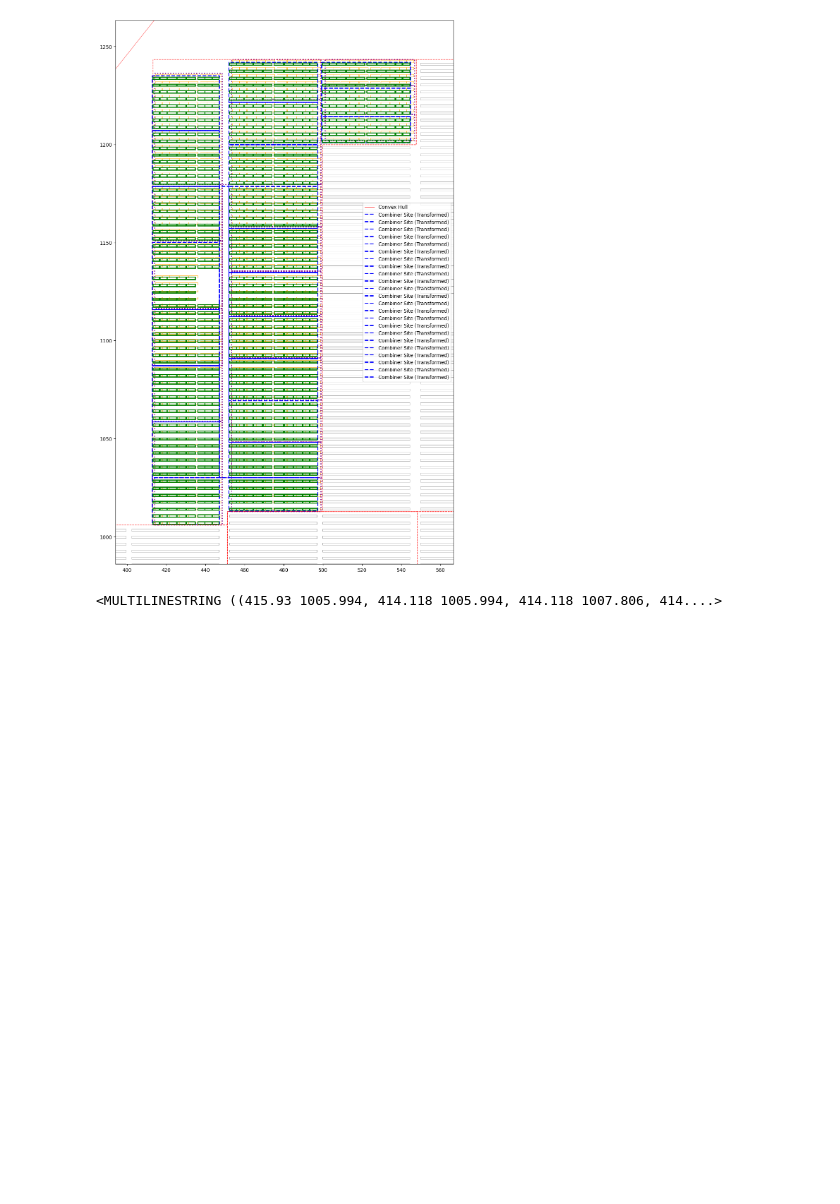
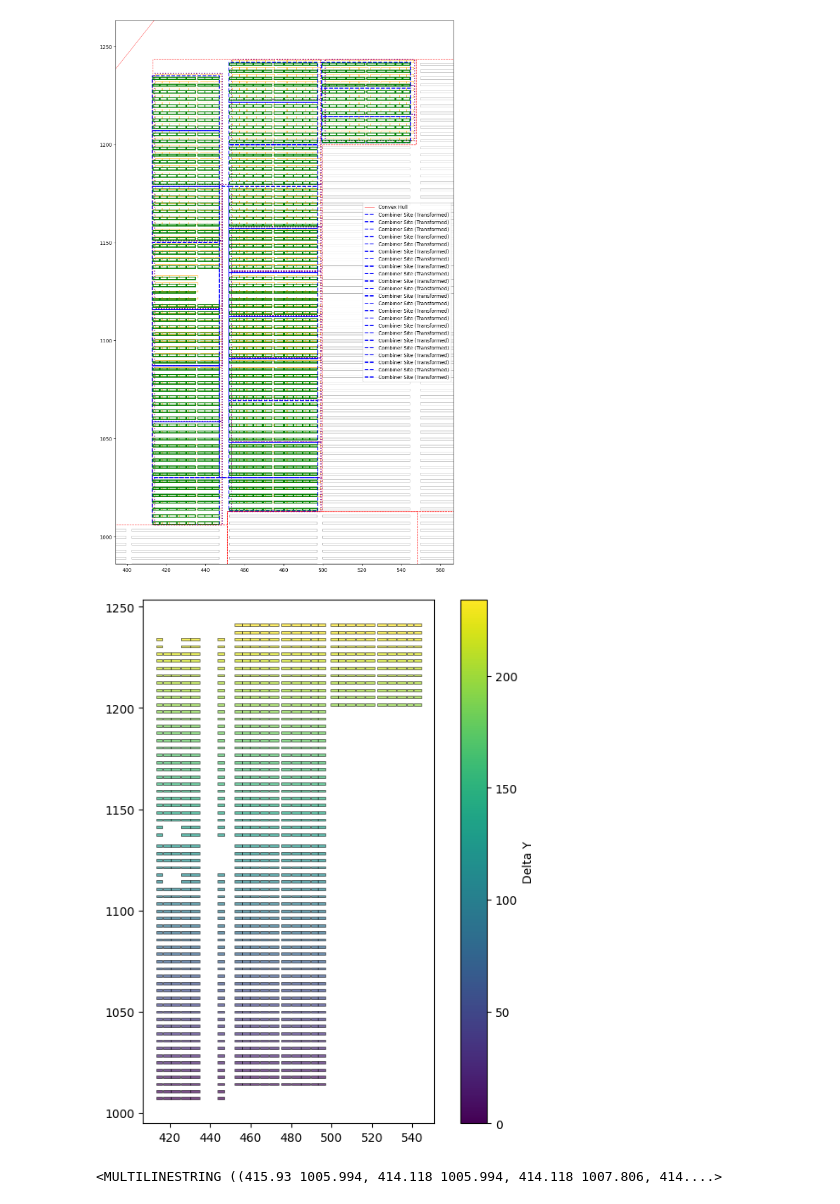
Before and after one commit to roba-cansolar/pdf-layout-extraction-dev, a Jupyter notebook: testing_notebooks/text-extraction-tests/LLM-extract/transform_path_dev.ipynb, the cells around one changed output. Cells and saved outputs as stored; diff of their text form; code cells hidden in the pictures; blank space fills up the shorter version.

```diff
--- a/testing_notebooks/text-extraction-tests/LLM-extract/transform_path_dev.ipynb
+++ b/testing_notebooks/text-extraction-tests/LLM-extract/transform_path_dev.ipynb
@@ -537,6 +537,35 @@ overlap 134
 best_overlap 140
 best_k 0
 [figure]
+# %%
+from shapely.ops import polygonize
+import matplotlib.pyplot as plt
+import numpy as np
+
+# Polygonize out_mls to get polygons
+polys = list(polygonize(out_mls))
+
+# Compute centroid y for each polygon
+centroid_ys = np.array([p.centroid.y for p in polys])
+delta_ys = centroid_ys - np.min(centroid_ys)
+
+# Normalize delta_ys for colormap
+norm = plt.Normalize(vmin=np.min(delta_ys), vmax=np.max(delta_ys))
+cmap = plt.get_cmap('viridis')
+
+fig, ax = plt.subplots(figsize=(8, 8))
+for poly, dy in zip(polys, delta_ys):
+    color = cmap(norm(dy))
+    x, y = poly.exterior.xy
+    ax.fill(x, y, color=color, alpha=0.7, edgecolor='k', linewidth=0.5)
+
+sm = plt.cm.ScalarMappable(cmap=cmap, norm=norm)
+sm.set_array([])
+cbar = plt.colorbar(sm, ax=ax, label='Delta Y')
+ax.set_aspect('equal')
+plt.show()
+# %% [output]
+[figure, added]
 # %%
 combiner_poly_site
 # %% [output]
```
Also changed, not shown: 3 other files.
